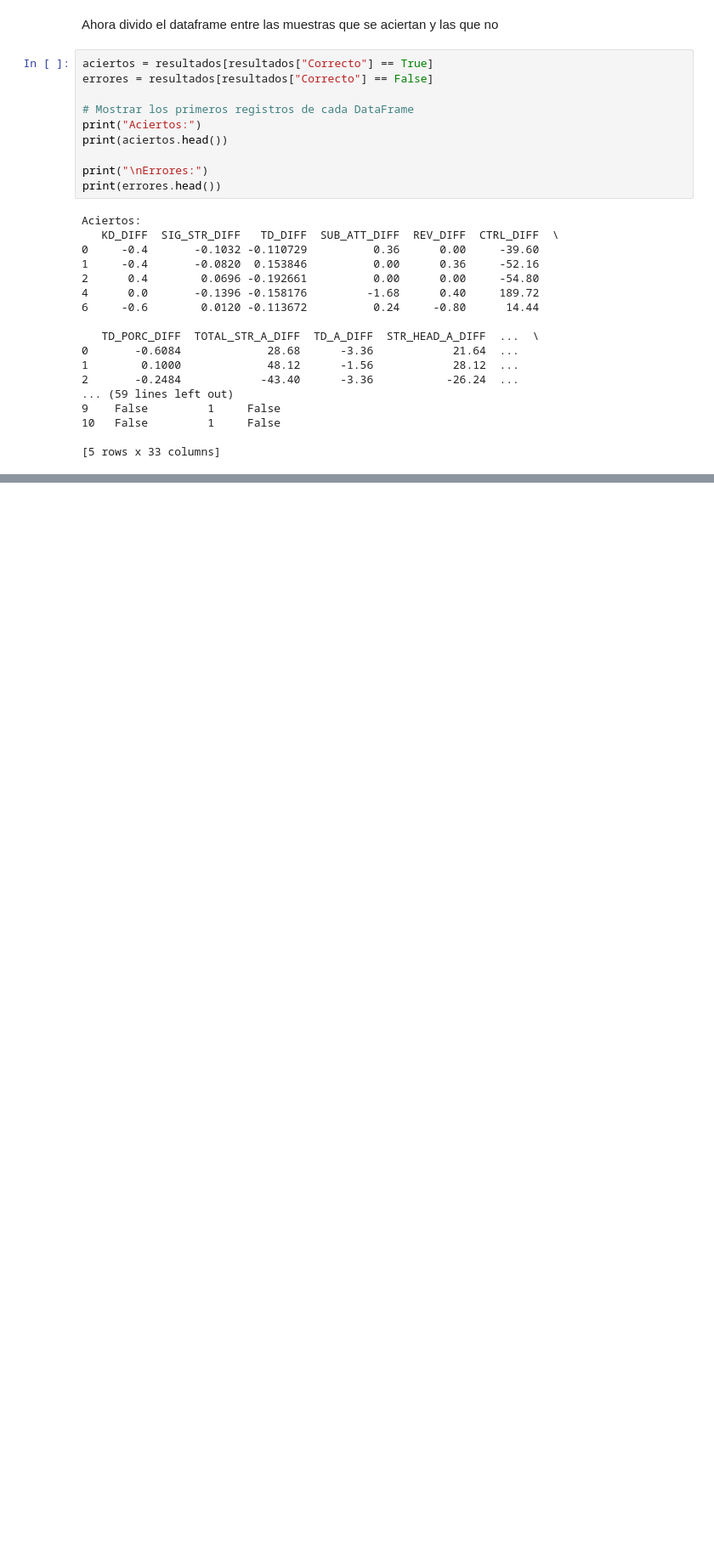
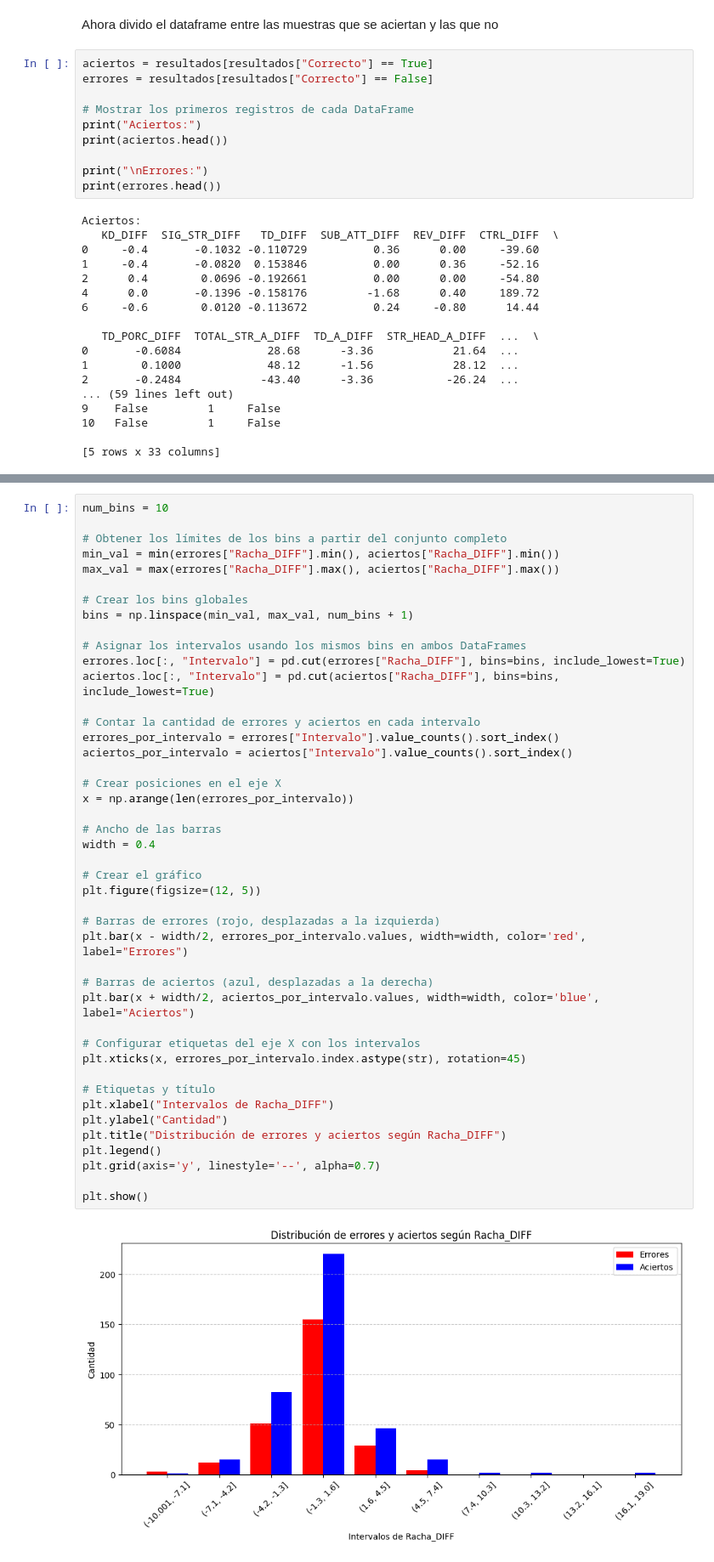
Before and after one commit to UCM-GIDIA-PD1/c2425-R4, a Jupyter notebook: src/evaluacion/P2/evaluacion_P2.ipynb, the cells around one changed output, grey strips where cells are left out. Shown: that part at 85% size. Saved outputs shown, nothing was run; the diff lists cells and outputs as text; blank space fills up the shorter version.

```diff
--- a/src/evaluacion/P2/evaluacion_P2.ipynb
+++ b/src/evaluacion/P2/evaluacion_P2.ipynb
@@ -719,0 +774,46 @@ Aciertos:
+# %%
+num_bins = 10
+
+# Obtener los límites de los bins a partir del conjunto completo
+min_val = min(errores["Racha_DIFF"].min(), aciertos["Racha_DIFF"].min())
+max_val = max(errores["Racha_DIFF"].max(), aciertos["Racha_DIFF"].max())
+
+# Crear los bins globales
+bins = np.linspace(min_val, max_val, num_bins + 1)
+
+# Asignar los intervalos usando los mismos bins en ambos DataFrames
+errores.loc[:, "Intervalo"] = pd.cut(errores["Racha_DIFF"], bins=bins, include_lowest=True)
+aciertos.loc[:, "Intervalo"] = pd.cut(aciertos["Racha_DIFF"], bins=bins, include_lowest=True)
+
+# Contar la cantidad de errores y aciertos en cada intervalo
+errores_por_intervalo = errores["Intervalo"].value_counts().sort_index()
+aciertos_por_intervalo = aciertos["Intervalo"].value_counts().sort_index()
+
+# Crear posiciones en el eje X
+x = np.arange(len(errores_por_intervalo))
+
+# Ancho de las barras
+width = 0.4
+
+# Crear el gráfico
+plt.figure(figsize=(12, 5))
+
+# Barras de errores (rojo, desplazadas a la izquierda)
+plt.bar(x - width/2, errores_por_intervalo.values, width=width, color='red', label="Errores")
+
+# Barras de aciertos (azul, desplazadas a la derecha)
+plt.bar(x + width/2, aciertos_por_intervalo.values, width=width, color='blue', label="Aciertos")
+
+# Configurar etiquetas del eje X con los intervalos
+plt.xticks(x, errores_por_intervalo.index.astype(str), rotation=45)
+
+# Etiquetas y título
+plt.xlabel("Intervalos de Racha_DIFF")
+plt.ylabel("Cantidad")
+plt.title("Distribución de errores y aciertos según Racha_DIFF")
+plt.legend()
+plt.grid(axis='y', linestyle='--', alpha=0.7)
+
+plt.show()
+# %% [output]
+[figure, added]
```
Also changed, not shown: parts of 4 cells of this notebook.
